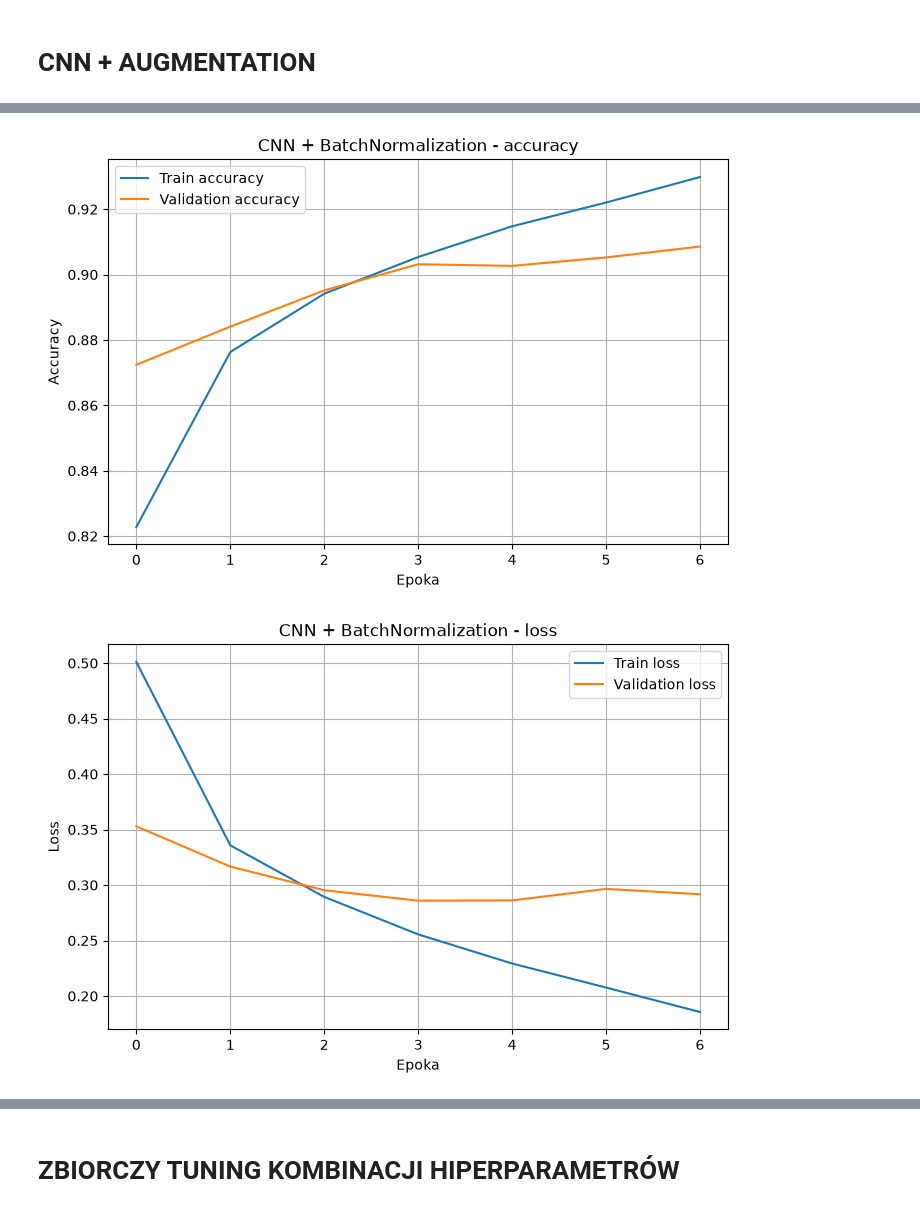
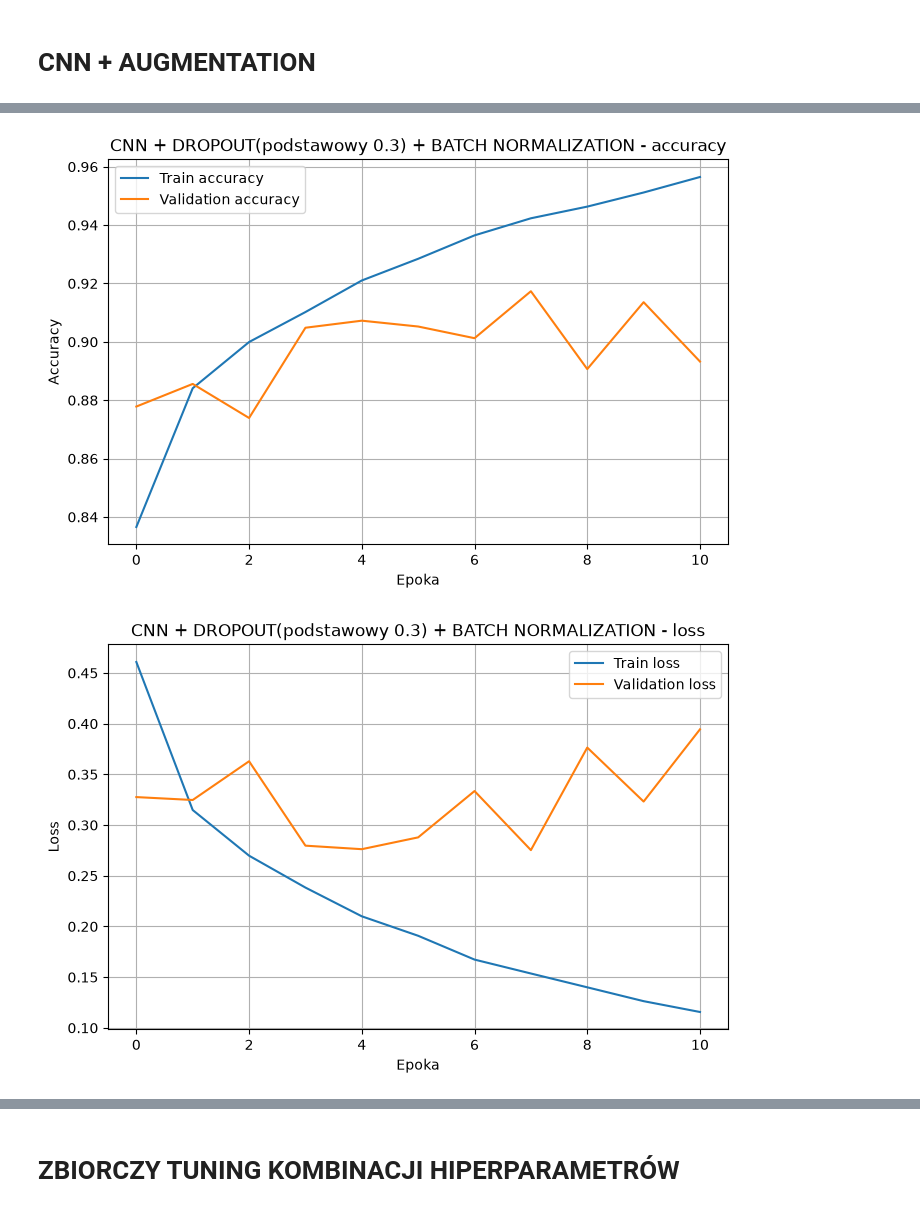
Before and after one commit to MagKaur/Neural_Networks, a Jupyter notebook: projekt_fashion_mnist.ipynb, the cells around one changed output, grey strips where cells are left out. Drawn from its saved outputs; the diff is of its cells as text; code cells hidden in the pictures.

```diff
--- a/projekt_fashion_mnist.ipynb
+++ b/projekt_fashion_mnist.ipynb
@@ -1158,7 +1292,7 @@ cnn_batchnorm = keras.Sequential([
     keras.layers.Input(shape=(28, 28, 1)),
 
     keras.layers.Conv2D(32, (3, 3), activation="relu"),
-    keras.layers.BatchNormalization(),
+    keras.layers.BatchNormalization(), # po conv2D aby normalizować powstające mapy cech
     keras.layers.MaxPooling2D((2, 2)),
 
     keras.layers.Conv2D(64, (3, 3), activation="relu"),
@@ -1171,7 +1305,7 @@ cnn_batchnorm = keras.Sequential([
     keras.layers.Flatten(),
 
     keras.layers.Dense(128, activation="relu"),
-    keras.layers.Dropout(0.4),
+    keras.layers.Dropout(0.3), #mały zbiór, tutaj batch normalization nie dałoby już znaczącej poprawy
 
     keras.layers.Dense(10, activation="softmax")
 ])
@@ -1207,14 +1341,14 @@ history_cnn_batchnorm = compile_and_train(
     y_train_data=y_train_part,
     X_val_data=X_val_cnn,
     y_val_data=y_val,
-    model_name="CNN + BatchNormalization",
+    model_name="CNN + DROPOUT(podstawowy 0.3) + BATCH NORMALIZATION",
     epochs=20,
     batch_size=32,
     learning_rate=0.001,
     optimizer_name="adam"
 )
 
-save_result("CNN + BatchNormalization", history_cnn_batchnorm)
-plot_learning_curves(history_cnn_batchnorm, "CNN + BatchNormalization")
+save_result("CNN + DROPOUT(podstawowy 0.3) + BATCH NORMALIZATION", history_cnn_batchnorm)
+plot_learning_curves(history_cnn_batchnorm, "CNN + DROPOUT(podstawowy 0.3) + BATCH NORMALIZATION")
 # %% [output]
 ============================================================
@@ -1237,2 +1371,2 @@ Epoch 7/20
-[figure, old version]
+[figure, new version]
-[figure, old version]
+[figure, new version]
```
Also changed, not shown: parts of 74 cells of this notebook, 1 other file.
